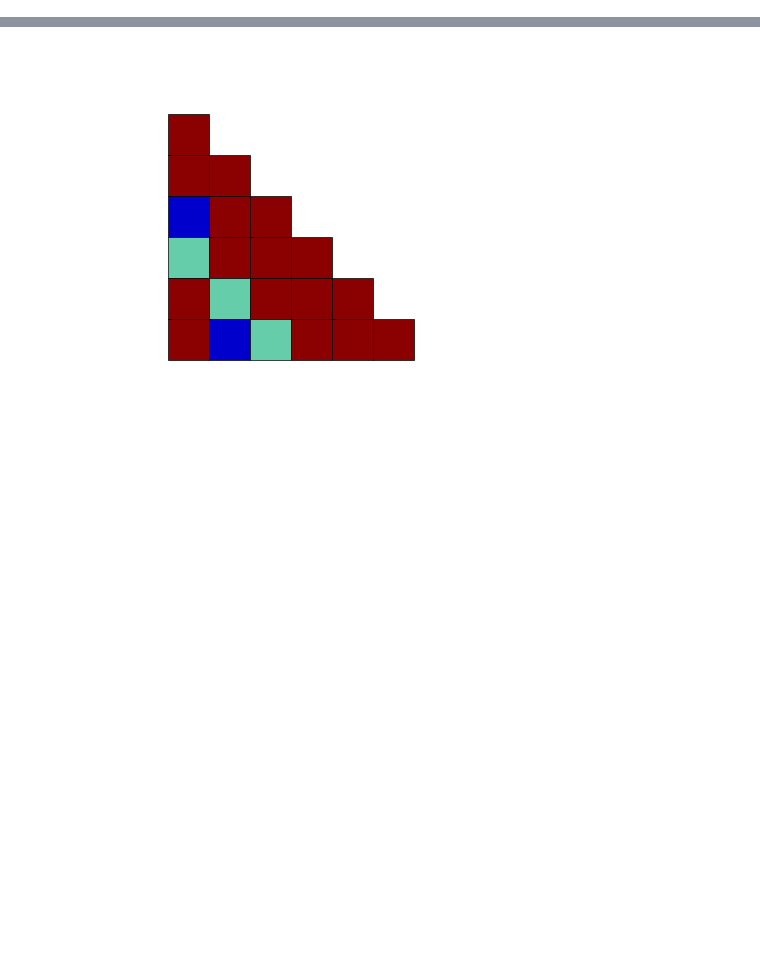
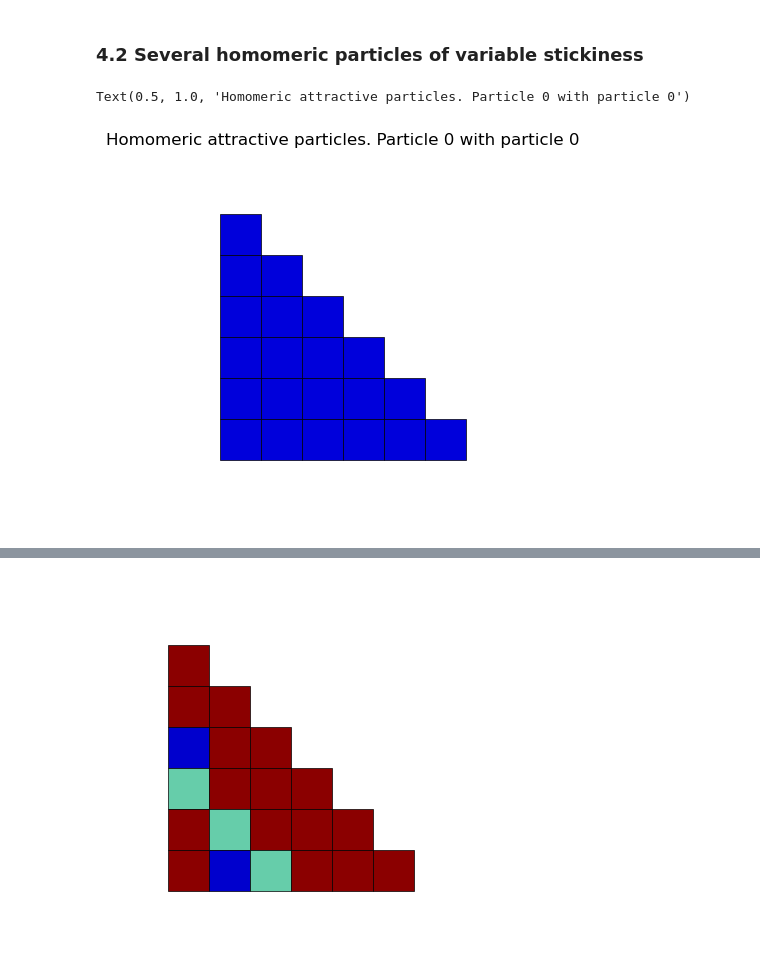
Before and after one commit to Soft-Biophysics-Group/VortexAssembly, a Jupyter notebook: VortexAssembly.ipynb, the cells around one changed output, grey strips where cells are left out. Drawn from its saved outputs; the diff is of its cells as text; code cells hidden in the pictures; blank space fills up the shorter version.

```diff
--- a/VortexAssembly.ipynb
+++ b/VortexAssembly.ipynb
@@ -34 +46,16 @@ Square = ReadLatticeParticle('Square', directoryLattice)
+# %%
+processLocal = True
+
+if processLocal :
+    directoryLattice = localDirectory+projectFolderName+'/Lattice/'
+else :
+    directoryLattice = remoteDirectory+projectFolderName+'/Lattice/'
+
+
+Cubic = ReadLatticeParticle('Cubic', directoryLattice)
+# FCC = ReadLatticeParticle('FaceCenteredCubic', directory)
+# BCC = ReadLatticeParticle('BodyCenteredCubic', directory)
+Triangular = ReadLatticeParticle('Triangular', directoryLattice)
+Square = ReadLatticeParticle('Square', directoryLattice)
+Hexagonal = ReadLatticeParticle('Hexagonal', directoryLattice)
 # %% [markdown]
@@ -71,0 +183,20 @@ To show to which interactions each entry corresponds to, it visualizes the inter
+# %% [markdown]
+### 4.2 Several homomeric particles of variable stickiness
+# %%
+designs = DesignLEL(lattice, 2)
+visualization = LELrepresentation(lattice, 2)
+
+attractions = [6,2]
+# # attractions = 10
+particlesEquivalent = False
+repulsion = 2
+LEL_homo = designs.LEL_homomeric_particles(attractions, repulsion, particlesEquivalent=particlesEquivalent)
+LEL_homo_short = designs.cut_LEL(LEL_homo)
+
+particle1 = 0 #you can change this
+particle2 = 0
+visualization.plot_matrix(LEL_homo_short, p1=particle1, p2=particle2, fullMatrix=False, maxi=20)
+plt.title('Homomeric attractive particles. Particle '+str(particle1)+' with particle '+str(particle2), fontsize=12)
+# %% [output]
+Text(0.5, 1.0, 'Homomeric attractive particles. Particle 0 with particle 0')
+[figure, added]
```
Also changed, not shown: parts of 73 cells of this notebook.
